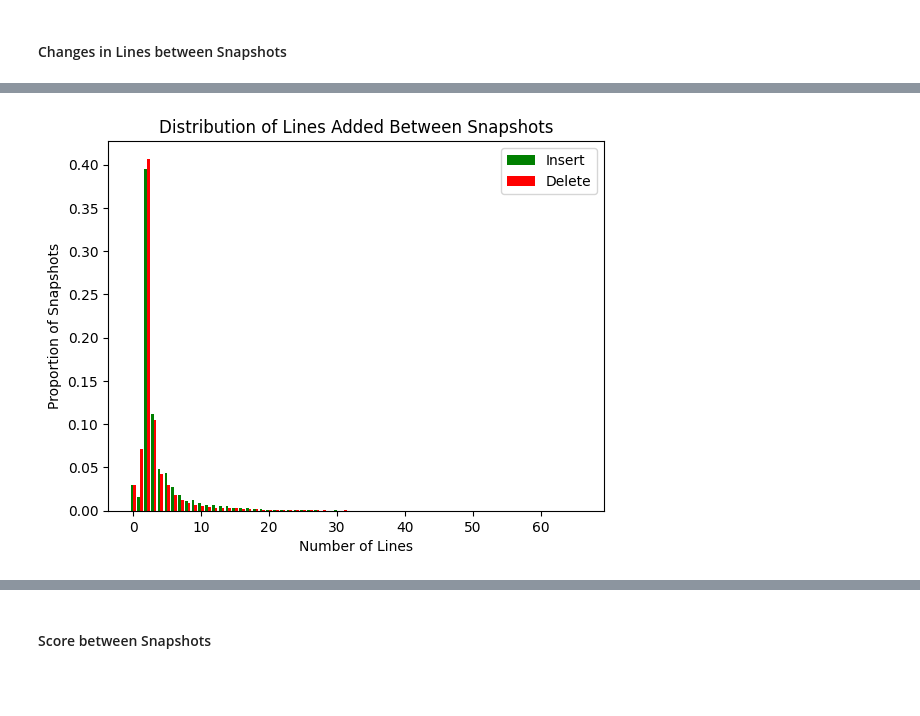
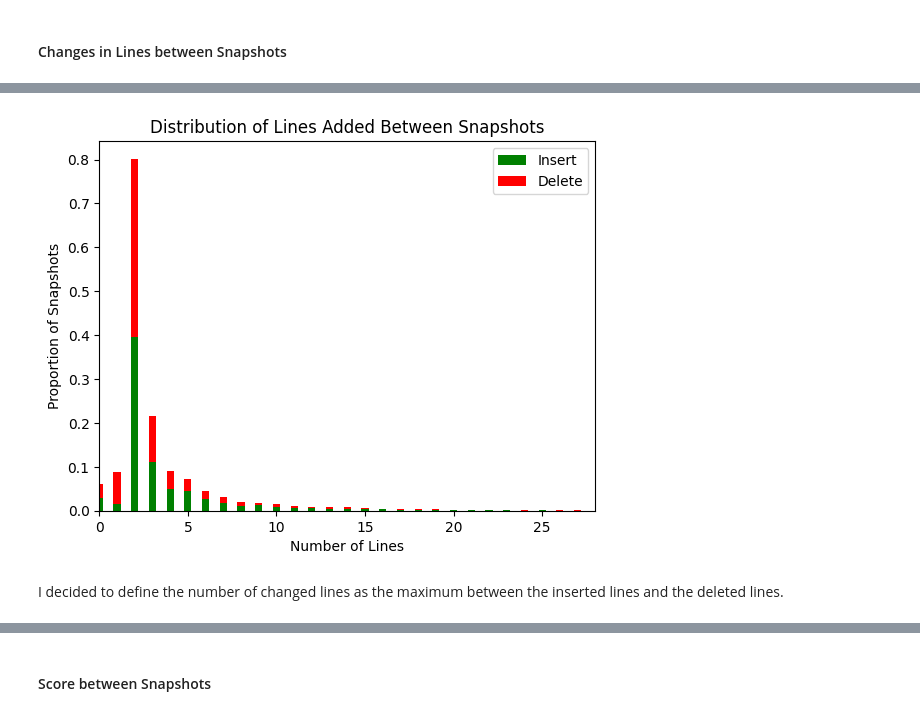
Before and after one commit to nogaschw/Detecting-Struggling-Student-Programmers-using-Proficiency-Taxonomies, a Jupyter notebook: stat_codeworkout.ipynb, the cells around one changed output, grey strips where cells are left out. Cells and saved outputs as stored; diff of their text form; code cells hidden in the pictures; blank space fills up the shorter version.

Commit message:
add plots

```diff
--- a/stat_codeworkout.ipynb
+++ b/stat_codeworkout.ipynb
@@ -24,11 +24,10 @@ subtable = subtable.drop_duplicates(subset=['CodeStateID'], keep='first')
 df = subtable.groupby(['SubjectID', 'CourseSectionID', 'AssignmentID+ProblemID']).apply(lambda x: pd.Series({
     'CodeStateID': x['CodeStateID'].tolist(),
     'Score': x['Score'].tolist(),
-    'ServerTimestamp': x['ServerTimestamp'].tolist()
+    'ServerTimestamp': x['ServerTimestamp'].tolist(),
 })).reset_index()
 
 df['num_snapshots'] = df['CodeStateID'].apply(lambda x: len(x))
 df['time_to_solve'] = df['ServerTimestamp'].apply(lambda x: (pd.to_datetime(x[-1]) - pd.to_datetime(x[0])).seconds)
 df['time_between_snapshots'] = df['ServerTimestamp'].apply(lambda x: [(pd.to_datetime(x[i]) - pd.to_datetime(x[i-1])).seconds for i in range(1, len(x))])
 df['success'] = df['Score'].apply(lambda x: 1 if x[-1] == 1 else 0)
-df
@@ -198,7 +183,7 @@ time_stat # in minutes
 #### Changes in Lines between Snapshots
 # %%
 cwd = os.getcwd()
-code = pd.read_csv(os.path.join(cwd, 'LinkTables/CodeStates.csv'))
+code = pd.read_csv(os.path.join(cwd, '../LinkTables/CodeStates.csv'))
 # %%
 df_with_snapshots = df_without_one_snapshot
 snapshots = []
@@ -238,15 +246,23 @@ df_with_snapshots['deleted'], df_with_snapshots['inserted'] = zip(*df_with_snaps
 # %%
+inserted = df_with_snapshots['inserted'].apply(pd.Series).stack().value_counts().sort_index() / number_of_snapshots
+deleted = df_with_snapshots['deleted'].apply(pd.Series).stack().value_counts().sort_index() / number_of_snapshots
+
+combined_index = inserted.index.union(deleted.index)
+inserted = inserted.reindex(combined_index, fill_value=0)
+deleted = deleted.reindex(combined_index, fill_value=0)
+
+bar_width = 0.4
+
+plt.bar(combined_index, inserted.values, width=bar_width, color='g', label='Insert')
+plt.bar(combined_index, deleted.values, bottom=inserted.values, width=bar_width, color='r', label='Delete')
+
+plt.xlim(0, 28)
 plt.title('Distribution of Lines Added Between Snapshots')
 plt.xlabel('Number of Lines')
 plt.ylabel('Proportion of Snapshots')
-inserted = df_with_snapshots['inserted'].apply(pd.Series).stack().value_counts().sort_index() / number_of_snapshots
-deleted = df_with_snapshots['deleted'].apply(pd.Series).stack().value_counts().sort_index() / number_of_snapshots
-bar_width = 0.4
-
-plt.bar(inserted.index - bar_width/2, inserted.values, width=bar_width, color='g', label='Insert')
-plt.bar(deleted.index + bar_width/2, deleted.values, width=bar_width, color='r', label='Delete')
-
 plt.legend()
 plt.show()
 # %% [output]
-[figure, old version]
+[figure, new version]
+# %% [markdown]
+I decided to define the number of changed lines as the maximum between the inserted lines and the deleted lines.
```
Also changed, not shown: parts of 17 cells of this notebook.
